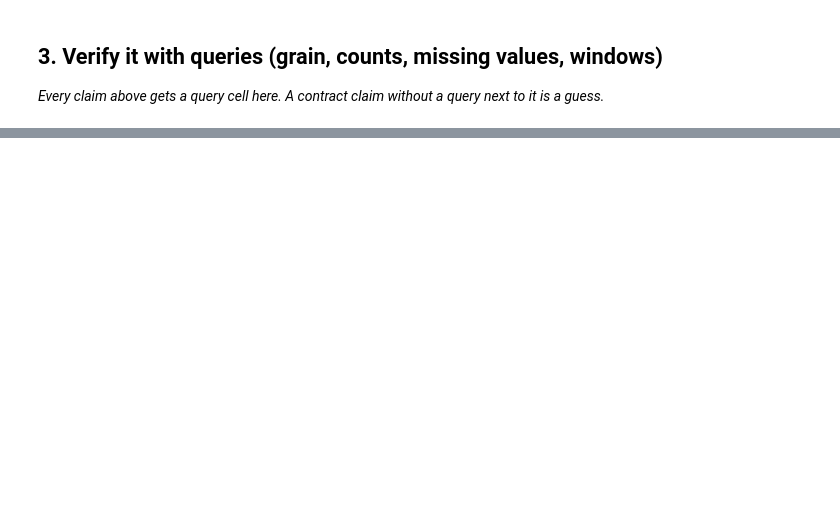
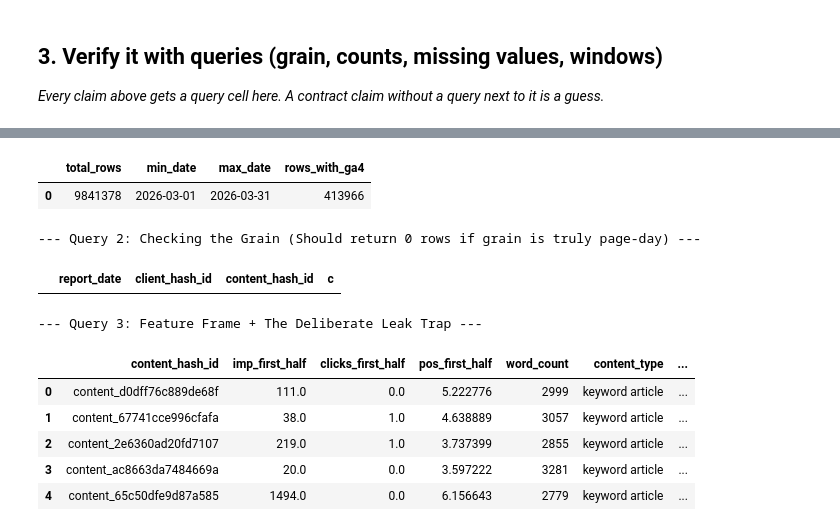
Before and after one commit to koushalkarthik15/mlflyrankkarthik, a Jupyter notebook: work/notebooks/w03_data_contract.ipynb, the cells around one changed output, grey strips where cells are left out. Saved outputs shown, nothing was run; the diff lists cells and outputs as text; code cells hidden in the pictures; blank space fills up the shorter version.

```diff
--- a/work/notebooks/w03_data_contract.ipynb
+++ b/work/notebooks/w03_data_contract.ipynb
@@ -24,3 +33,72 @@ This skeleton is yours to fill. Work the sections **in order** — each one has
 ## 3. Verify it with queries (grain, counts, missing values, windows)
 
 *Every claim above gets a query cell here. A contract claim without a query next to it is a guess.*
+# %%
+# This cell is for CODE (numbers, a query, a check).
+# Write your text answer in the cell ABOVE this one — typing sentences here breaks Run All.
+
+!pip install duckdb huggingface_hub
+
+import duckdb
+import pandas as pd
+from google.colab import userdata
+
+# 1. Setup Hugging Face access natively for DuckDB
+hf_token = userdata.get('HF_TOKEN')
+con = duckdb.connect()
+con.execute(f"CREATE OR REPLACE SECRET hf (TYPE huggingface, TOKEN '{hf_token}')")
+
+print("--- Query 1: Row count, Date span, and Availability (IS TRUE) ---")
+q1 = """
+SELECT
+    COUNT(*) as total_rows,
+    MIN(report_date) as min_date,
+    MAX(report_date) as max_date,
+    COUNT(CASE WHEN ga4_data_available IS TRUE THEN 1 END) as rows_with_ga4
+FROM 'hf://datasets/FlyRank/internship-warehouse/fact_content_daily_performance/month=2026-03/*.parquet'
+"""
+display(con.execute(q1).df())
+
+print("\n--- Query 2: Checking the Grain (Should return 0 rows if grain is truly page-day) ---")
+q2 = """
+SELECT report_date, client_hash_id, content_hash_id, COUNT(*) as c
+FROM 'hf://datasets/FlyRank/internship-warehouse/fact_content_daily_performance/month=2026-03/*.parquet'
+GROUP BY report_date, client_hash_id, content_hash_id
+HAVING c > 1
+LIMIT 5
+"""
+display(con.execute(q2).df())
+
+print("\n--- Query 3: Feature Frame + The Deliberate Leak Trap ---")
+q3 = """
+WITH windowed AS (
+    SELECT
+        content_hash_id,
+        -- HONEST FEATURES: Only using data from the first half of the month
+        SUM(CASE WHEN report_date <= '2026-03-15' THEN gsc_impressions ELSE 0 END) AS imp_first_half,
+        SUM(CASE WHEN report_date <= '2026-03-15' THEN gsc_clicks ELSE 0 END) AS clicks_first_half,
+        AVG(CASE WHEN report_date <= '2026-03-15' THEN gsc_avg_position END) AS pos_first_half,
+
+        -- THE LABEL SOURCE: What happens in the second half of the month?
+        SUM(CASE WHEN report_date > '2026-03-15' THEN gsc_impressions ELSE 0 END) AS imp_second_half
+    FROM 'hf://datasets/FlyRank/internship-warehouse/fact_content_daily_performance/month=2026-03/*.parquet'
+    GROUP BY content_hash_id
+)
+SELECT
+    w.content_hash_id,
+    w.imp_first_half,
+    w.clicks_first_half,
+    w.pos_first_half,
+    c.word_count,
+    c.content_type,
+
+    -- THE TRAP: A derived column using data from the FUTURE (second half of the month).
+    -- If we use this to predict the second half, the model will cheat and score 99%!
+    (w.imp_second_half / (w.imp_first_half + 1.0)) as TRAP_leaky_trend_pct
+FROM windowed w
+JOIN 'hf://datasets/FlyRank/internship-warehouse/dim_content.parquet' c
+  ON w.content_hash_id = c.content_hash_id
+LIMIT 5
+"""
+display(con.execute(q3).df())
+# %% [output]
@@ -26,0 +122,11 @@ This skeleton is yours to fill. Work the sections **in order** — each one has
+|  | total_rows | min_date | max_date | rows_with_ga4 |
+| 0 | 9841378 | 2026-03-01 | 2026-03-31 | 413966 |
+--- Query 2: Checking the Grain (Should return 0 rows if grain is truly page-day) ---
+|  | report_date | client_hash_id | content_hash_id | c |
+--- Query 3: Feature Frame + The Deliberate Leak Trap ---
+|  | content_hash_id | imp_first_half | clicks_first_half | pos_first_half | word_count | content_type | ... |
+| 0 | content_d0dff76c889de68f | 111.0 | 0.0 | 5.222776 | 2999 | keyword article | ... |
+| 1 | content_67741cce996cfafa | 38.0 | 1.0 | 4.638889 | 3057 | keyword article | ... |
+| 2 | content_2e6360ad20fd7107 | 219.0 | 1.0 | 3.737399 | 2855 | keyword article | ... |
+| 3 | content_ac8663da7484669a | 20.0 | 0.0 | 3.597222 | 3281 | keyword article | ... |
+| 4 | content_65c50dfe9d87a585 | 1494.0 | 0.0 | 6.156643 | 2779 | keyword article | ... |
```
Also changed, not shown: parts of 9 cells of this notebook.
